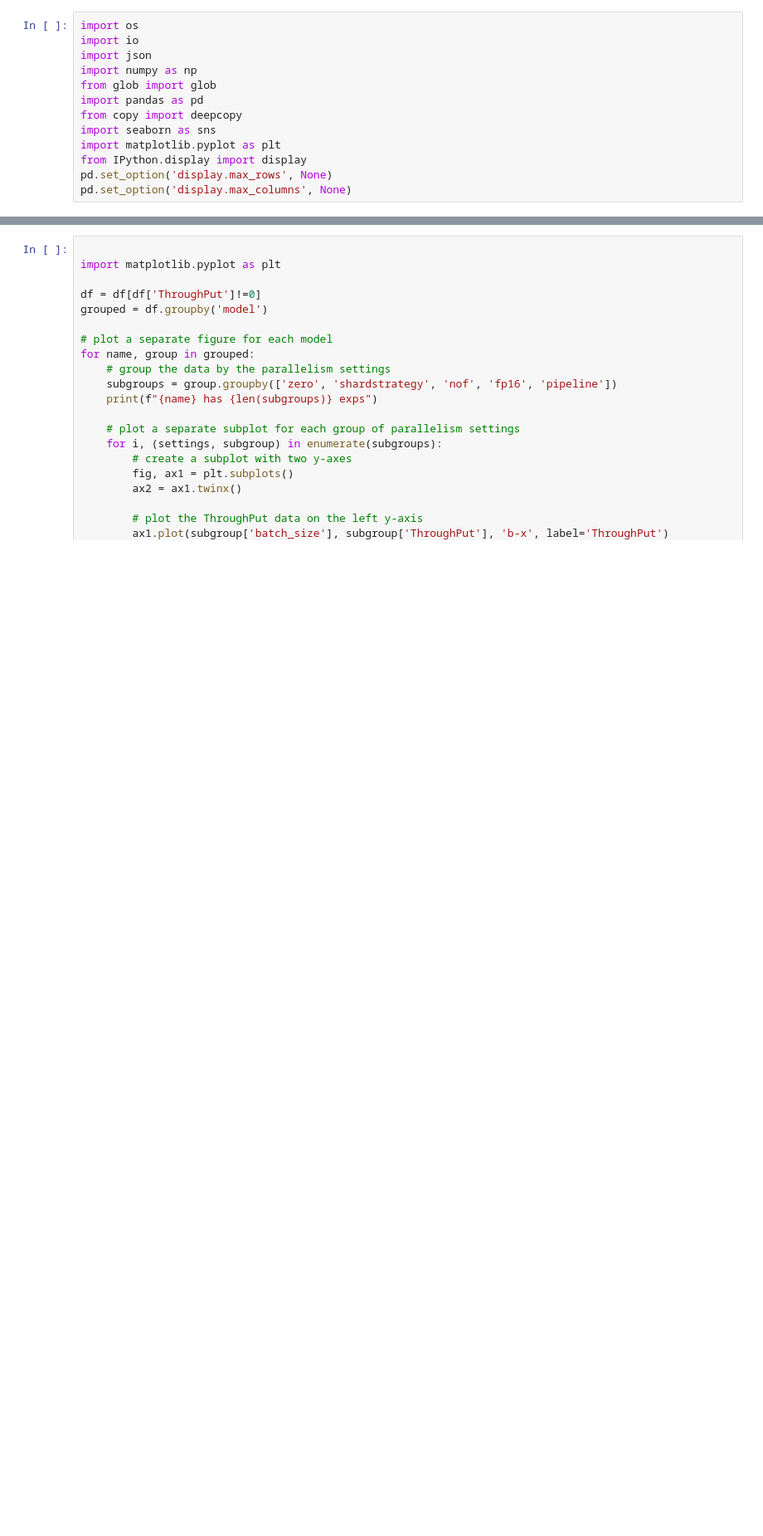
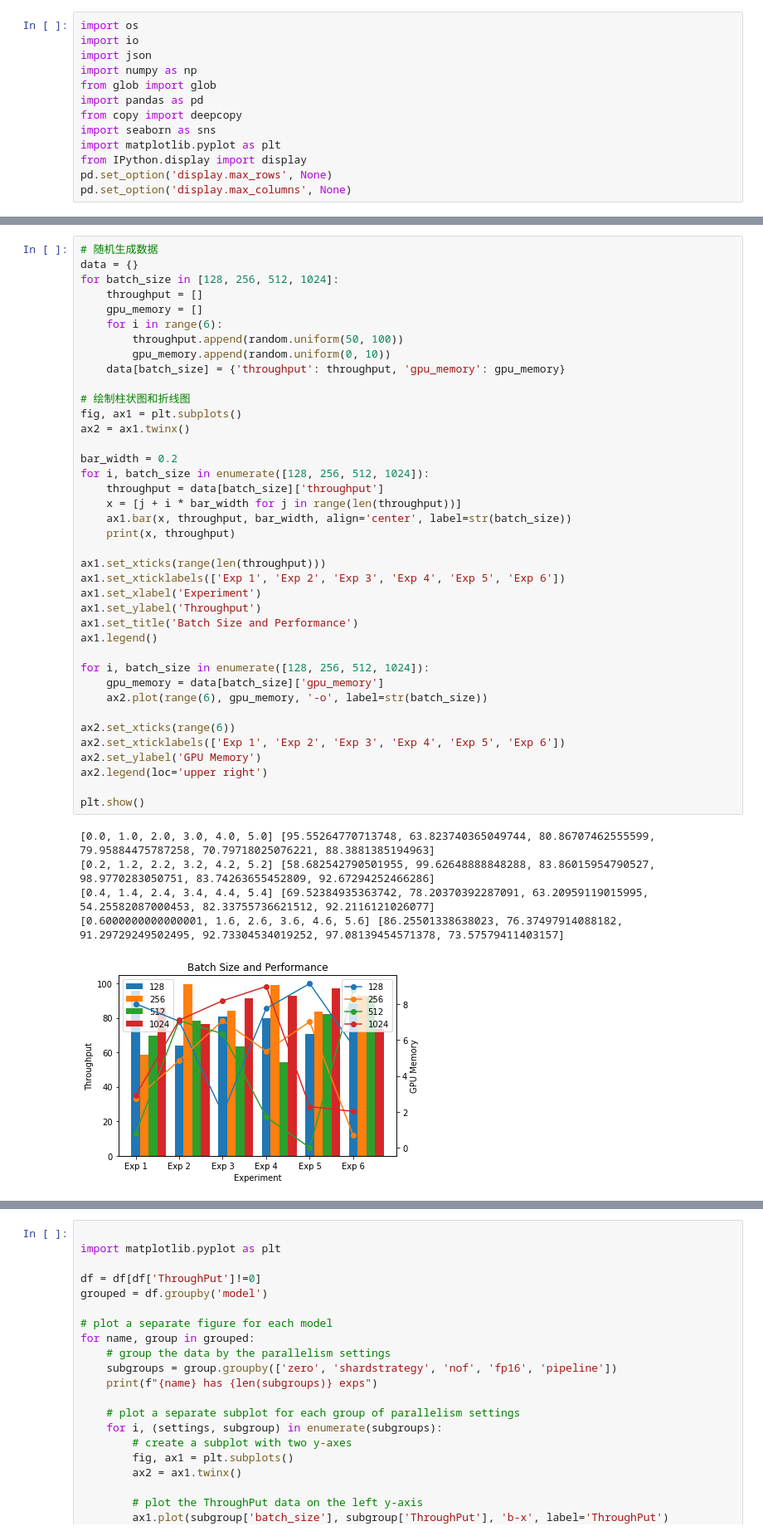
Before and after one commit to marsggbo/ColossalNAS, a Jupyter notebook: zero/process_logs.ipynb, the cells around one changed output, grey strips where cells are left out. Shown at 83% size. Saved outputs shown, nothing was run; the diff lists cells and outputs as text; blank space fills up the shorter version.

```diff
--- a/zero/process_logs.ipynb
+++ b/zero/process_logs.ipynb
@@ -182,0 +302,45 @@ df
+# %%
+# 随机生成数据
+data = {}
+for batch_size in [128, 256, 512, 1024]:
+    throughput = []
+    gpu_memory = []
+    for i in range(6):
+        throughput.append(random.uniform(50, 100))
+        gpu_memory.append(random.uniform(0, 10))
+    data[batch_size] = {'throughput': throughput, 'gpu_memory': gpu_memory}
+
+# 绘制柱状图和折线图
+fig, ax1 = plt.subplots()
+ax2 = ax1.twinx()
+
+bar_width = 0.2
+for i, batch_size in enumerate([128, 256, 512, 1024]):
+    throughput = data[batch_size]['throughput']
+    x = [j + i * bar_width for j in range(len(throughput))]
+    ax1.bar(x, throughput, bar_width, align='center', label=str(batch_size))
+    print(x, throughput)
+
+ax1.set_xticks(range(len(throughput)))
+ax1.set_xticklabels(['Exp 1', 'Exp 2', 'Exp 3', 'Exp 4', 'Exp 5', 'Exp 6'])
+ax1.set_xlabel('Experiment')
+ax1.set_ylabel('Throughput')
+ax1.set_title('Batch Size and Performance')
+ax1.legend()
+
+for i, batch_size in enumerate([128, 256, 512, 1024]):
+    gpu_memory = data[batch_size]['gpu_memory']
+    ax2.plot(range(6), gpu_memory, '-o', label=str(batch_size))
+
+ax2.set_xticks(range(6))
+ax2.set_xticklabels(['Exp 1', 'Exp 2', 'Exp 3', 'Exp 4', 'Exp 5', 'Exp 6'])
+ax2.set_ylabel('GPU Memory')
+ax2.legend(loc='upper right')
+
+plt.show()
+# %% [output]
+[0.0, 1.0, 2.0, 3.0, 4.0, 5.0] [95.55264770713748, 63.823740365049744, 80.86707462555599, 79.95884475787258, 70.79718025076221, 88.3881385194963]
+[0.2, 1.2, 2.2, 3.2, 4.2, 5.2] [58.682542790501955, 99.62648888848288, 83.86015954790527, 98.9770283050751, 83.74263655452809, 92.67294252466286]
+[0.4, 1.4, 2.4, 3.4, 4.4, 5.4] [69.52384935363742, 78.20370392287091, 63.20959119015995, 54.25582087000453, 82.33755736621512, 92.2116121026077]
+[0.6000000000000001, 1.6, 2.6, 3.6, 4.6, 5.6] [86.25501338638023, 76.37497914088182, 91.29729249502495, 92.73304534019252, 97.08139454571378, 73.57579411403157]
+[figure, added]
```
Also changed, not shown: parts of 10 cells of this notebook, 1 other file.
